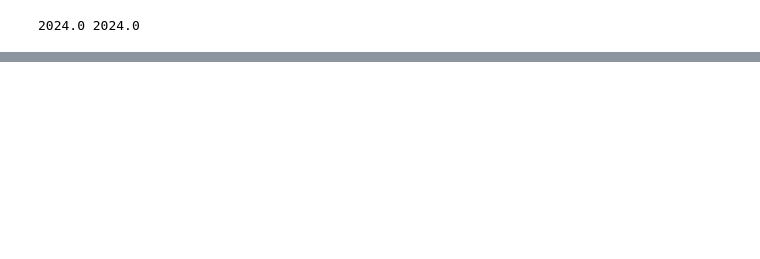
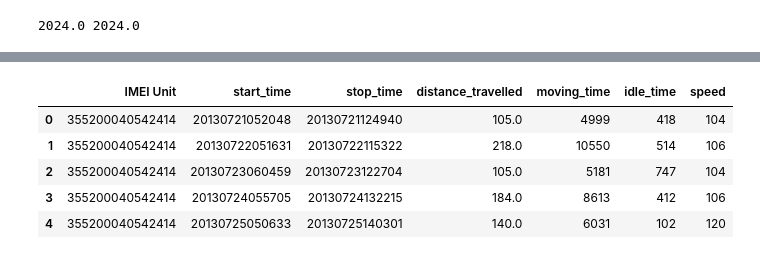
Before and after one commit to AlexWangVT/fleet_modeling, a Jupyter notebook: scripts/fleet_avl_merge.ipynb, the cells around one changed output, grey strips where cells are left out. Drawn from its saved outputs; the diff is of its cells as text; code cells hidden in the pictures; blank space fills up the shorter version.

```diff
--- a/scripts/fleet_avl_merge.ipynb
+++ b/scripts/fleet_avl_merge.ipynb
@@ -132,0 +121,13 @@ array([2024.])
+# %%
+# plot start year distribution for all vehicles
+avl_df = pd.read_csv('../RND.csv')
+avl_df.columns = ['IMEI Unit', 'start_time', 'stop_time', 'distance_travelled', 'moving_time', 'idle_time', 'speed']
+ids = avl_df['IMEI Unit'].unique()
+avl_df.head()
+# %% [output]
+|  | IMEI Unit | start_time | stop_time | distance_travelled | moving_time | idle_time | speed |
+| 0 | 355200040542414 | 20130721052048 | 20130721124940 | 105.0 | 4999 | 418 | 104 |
+| 1 | 355200040542414 | 20130722051631 | 20130722115322 | 218.0 | 10550 | 514 | 106 |
+| 2 | 355200040542414 | 20130723060459 | 20130723122704 | 105.0 | 5181 | 747 | 104 |
+| 3 | 355200040542414 | 20130724055705 | 20130724132215 | 184.0 | 8613 | 412 | 106 |
+| 4 | 355200040542414 | 20130725050633 | 20130725140301 | 140.0 | 6031 | 102 | 120 |
```
Also changed, not shown: parts of 20 cells of this notebook, 11 other files.
